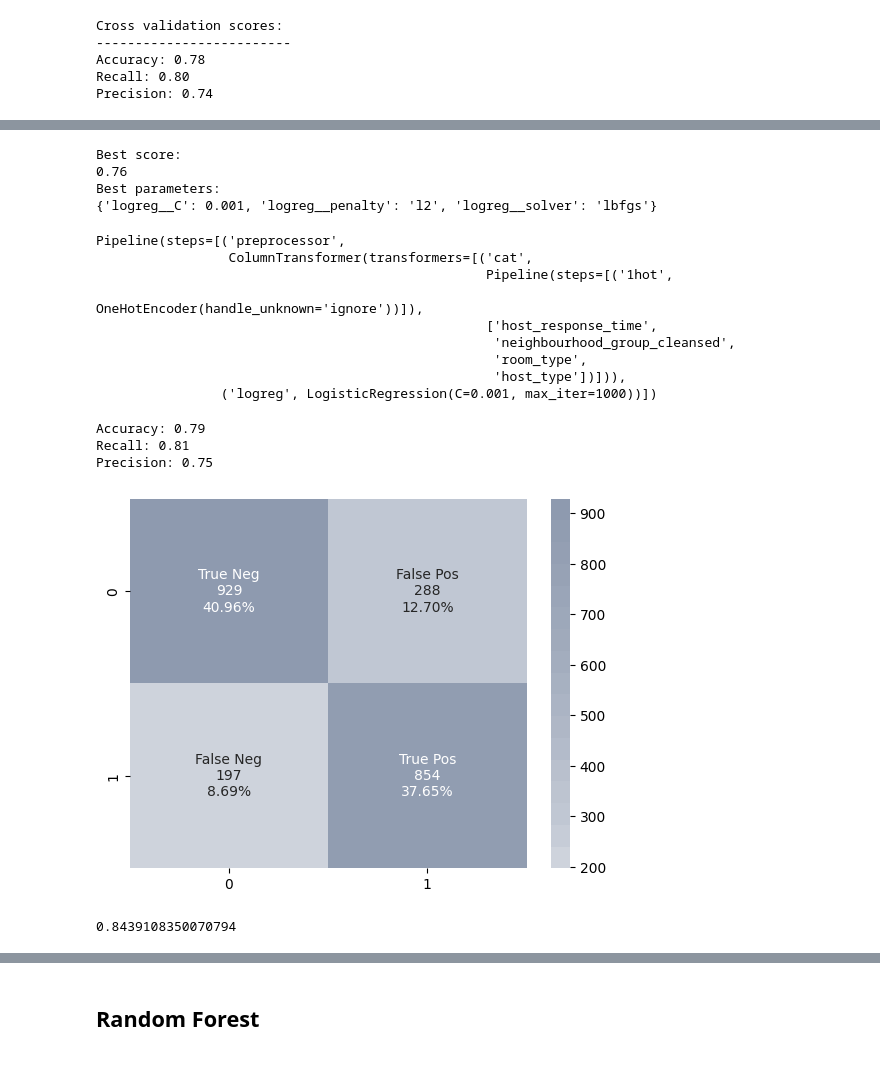
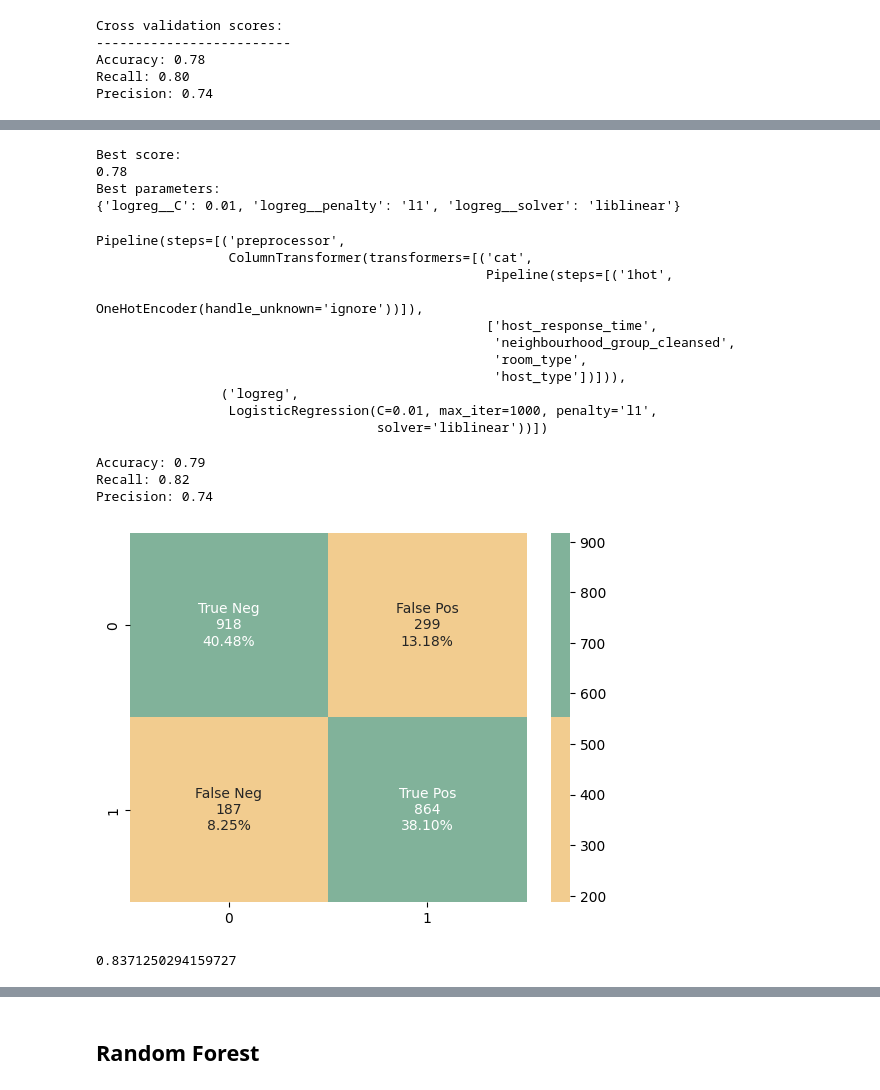
Before and after one commit to scheinmensch/Infringement_Detection_on_Airbnb, a Jupyter notebook: notebooks/Baselinemodel.ipynb, the cells around one changed output, grey strips where cells are left out. Drawn from its saved outputs; the diff is of its cells as text; code cells hidden in the pictures.

```diff
--- a/notebooks/Baselinemodel.ipynb
+++ b/notebooks/Baselinemodel.ipynb
@@ -3,4 +5,5 @@ by [scheinmensch](https://github.com/scheinmensch)
 # %%
+# import packages
 import pandas as pd
 import numpy as np
 import seaborn as sns
@@ -22,7 +25,10 @@ from xgboost import XGBClassifier
 from sklearn.neighbors import KNeighborsClassifier
 from sklearn.tree import DecisionTreeClassifier
 
+# define RSEED
 RSEED = 15
+
+# set color schemes
 c = ['#8e9aaf', '#cbc0d3', '#efd3d7', '#dee2ff', '#feeafa']
 c2 = ['#ced3dc',
  '#c6ccd7',
@@ -41,7 +47,9 @@ c2 = ['#ced3dc',
  '#949fb3',
  '#919db1',
  '#8e9aaf']
-c3 = ['#efd3d7', '#ecccd0', '#eac6cb', '#e9c2c7', '#e7bcc2', '#e5b7bd', '#e3b1b8', '#e1aeb5', '#dfa7af', '#dea3ab', '#dc9fa8', '#da9aa3', '#d8949e', '#d7929c']
+cpal2 = ['#F2CC8F', '#81B29A']
+
+# set configurations
 from sklearn import set_config
 set_config(display='diagram')
 # %%
@@ -242,11 +268,15 @@ Accuracy: 0.78
 Recall: 0.80
 Precision: 0.74
 # %%
+# try a hyperparameter optimization with gridsearchcv
+
+# define parameters to test
 param_logreg_bl = {'logreg__penalty':('l1','l2'),
                 'logreg__C': [0.001, 0.01, 0.1, 1, 10],
                 'logreg__solver': ['liblinear', 'lbfgs', 'sag'],
                }
 
-grid_logreg_bl = GridSearchCV(pipe_logreg_bl, param_grid=param_logreg_bl, cv=5, scoring='precision',
+# define grid search
+grid_logreg_bl = GridSearchCV(pipe_logreg_bl, param_grid=param_logreg_bl, cv=5, scoring='accuracy',
                            verbose=5, n_jobs=-1)
 # %%
@@ -289,12 +320,14 @@ GridSearchCV(cv=5,
 # %%
+# print best score and best parameters
 print('Best score:\n{:.2f}'.format(grid_logreg_bl.best_score_))
 print("Best parameters:\n{}".format(grid_logreg_bl.best_params_))
 # %% [output]
 Best score:
-0.76
+0.78
 Best parameters:
-{'logreg__C': 0.001, 'logreg__penalty': 'l2', 'logreg__solver': 'lbfgs'}
+{'logreg__C': 0.01, 'logreg__penalty': 'l1', 'logreg__solver': 'liblinear'}
 # %%
+# save model with best parameters in a variable
 baselinemodel = grid_logreg_bl.best_estimator_
 baselinemodel
 # %% [output]
@@ -306,27 +339,30 @@ Pipeline(steps=[('preprocessor',
                                                    'neighbourhood_group_cleansed',
                                                    'room_type',
                                                    'host_type'])])),
-                ('logreg', LogisticRegression(C=0.001, max_iter=1000))])
+                ('logreg',
+                 LogisticRegression(C=0.01, max_iter=1000, penalty='l1',
+                                    solver='liblinear'))])
 # %%
+# apply model on test data
 y_test_predicted_bl = baselinemodel.predict(X_test)
 print("Accuracy: {:.2f}".format(accuracy_score(y_test, y_test_predicted_bl)))
 print("Recall: {:.2f}".format(recall_score(y_test, y_test_predicted_bl)))
 print("Precision: {:.2f}".format(precision_score(y_test, y_test_predicted_bl)))
 # %% [output]
 Accuracy: 0.79
-Recall: 0.81
-Precision: 0.75
+Recall: 0.82
+Precision: 0.74
 # %%
 cfm_bl = confusion_matrix(y_test, y_test_predicted_bl)
 group_names = ['True Neg','False Pos','False Neg','True Pos']
 group_counts = ['{0:0.0f}'.format(value) for value in
                 cfm_bl.flatten()]
 group_percentages = ['{0:.2%}'.format(value) for value in
                      cfm_bl.flatten()/np.sum(cfm_bl)]
 labels = [f'{v1}\n{v2}\n{v3}' for v1, v2, v3 in
           zip(group_names,group_counts,group_percentages)]
 labels = np.asarray(labels).reshape(2,2)
-sns.heatmap(cfm_bl, annot=labels, fmt='', cmap=c2);
+sns.heatmap(cfm_bl, annot=labels, fmt='', cmap=cpal2);
 # %% [output]
-[figure, old version]
+[figure, new version]
 # %%
@@ -334,7 +371,8 @@ y_test_proba_bl = baselinemodel.predict_proba(X_test)
 # %%
 y_test_proba_bl = y_test_proba_bl[:,1]
 # %%
+# AUC Score
 bl_auc = roc_auc_score(y_test, y_test_proba_bl)
 bl_auc
 # %% [output]
-0.8439108350070794
+0.8371250294159727
```
Also changed, not shown: parts of 46 cells of this notebook.
